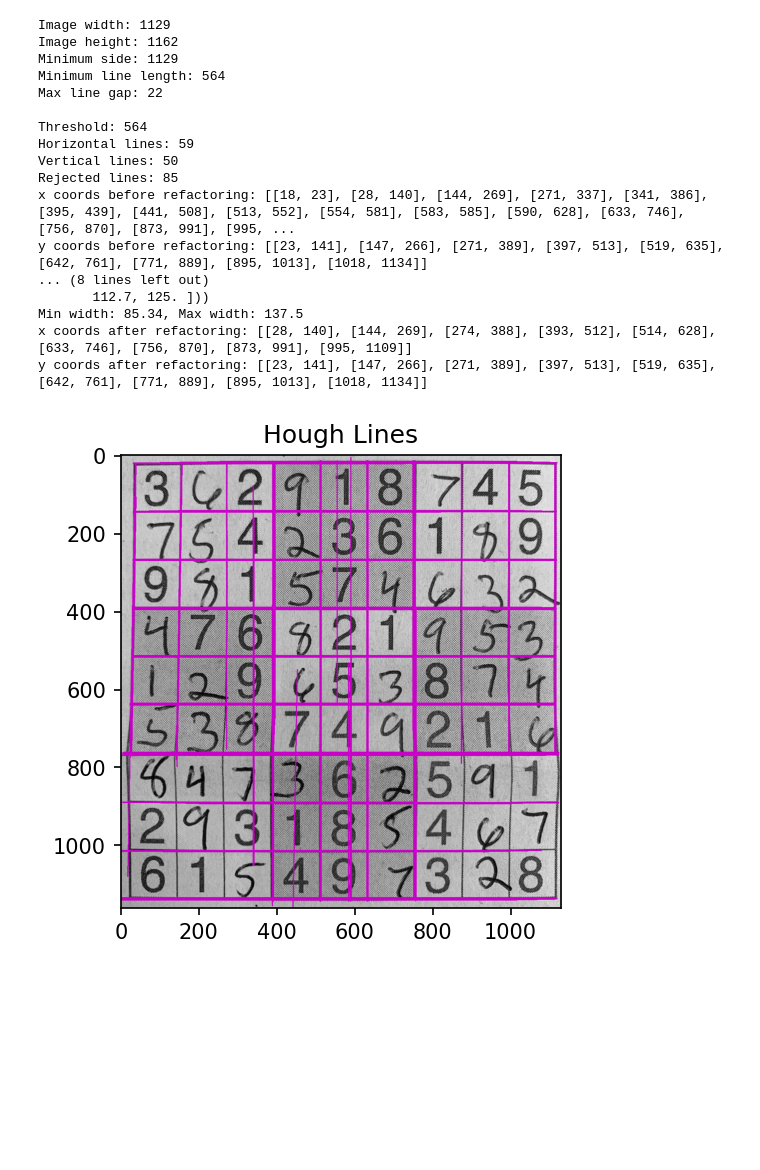
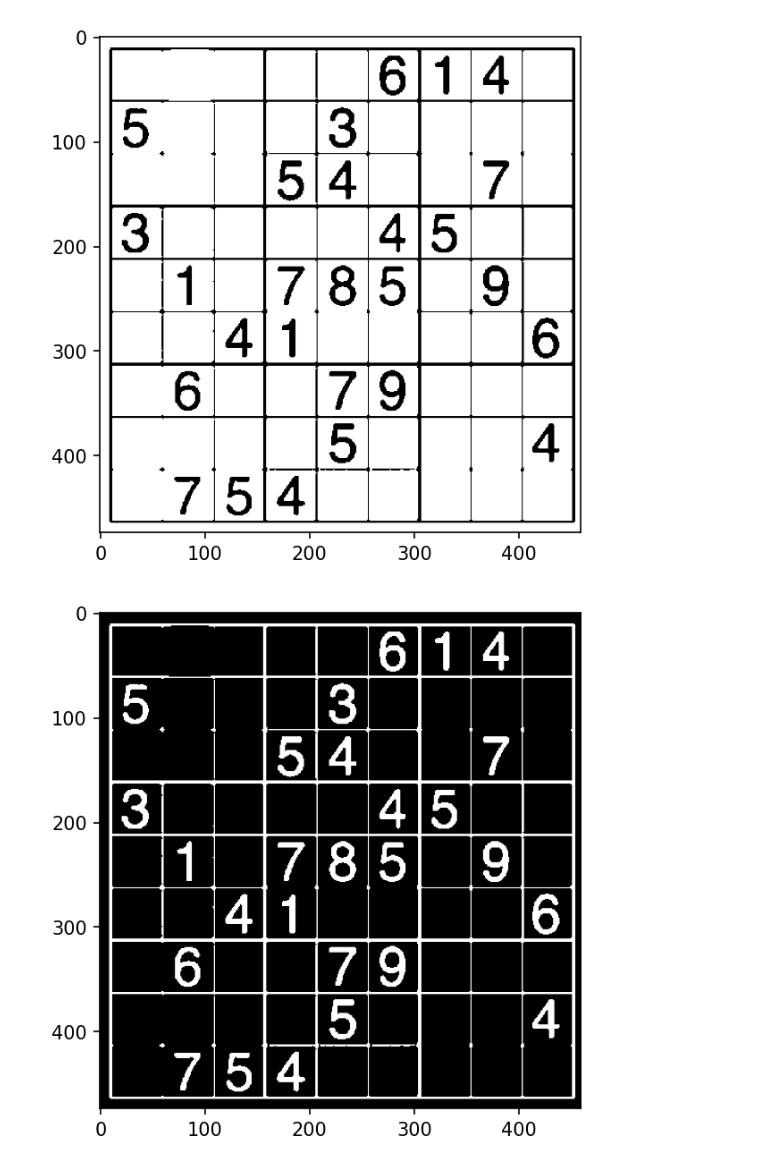
Before and after one commit to kineticsquid/Google-Sudoku-Bot, a Jupyter notebook: test_image_ocr.ipynb, the cells around one changed output. Cells and saved outputs as stored; diff of their text form; code cells hidden in the pictures; blank space fills up the shorter version.

```diff
--- a/test_image_ocr.ipynb
+++ b/test_image_ocr.ipynb
@@ -70,23 +59,10 @@ End Time: 8.36
-# %%
-x_coords, y_coords, lines = image_utils.get_cell_boundaries(matrix_image)
-image_with_lines = image_utils.generate_image_with_lines(matrix_image, lines[0]+lines[1], purple)
-image_utils.show_image(image_with_lines, title='Hough Lines')
-# %% [output]
-Image width: 1129
-Image height: 1162
-Minimum side: 1129
-Minimum line length: 564
-Max line gap: 22
-
-Threshold: 564
-Horizontal lines: 59
-Vertical lines: 50
-Rejected lines: 85
-x coords before refactoring: [[18, 23], [28, 140], [144, 269], [271, 337], [341, 386], [395, 439], [441, 508], [513, 552], [554, 581], [583, 585], [590, 628], [633, 746], [756, 870], [873, 991], [995, ...
-y coords before refactoring: [[23, 141], [147, 266], [271, 389], [397, 513], [519, 635], [642, 761], [771, 889], [895, 1013], [1018, 1134]]
-... (8 lines left out)
-       112.7, 125. ]))
-Min width: 85.34, Max width: 137.5
-x coords after refactoring: [[28, 140], [144, 269], [274, 388], [393, 512], [514, 628], [633, 746], [756, 870], [873, 991], [995, 1109]]
-y coords after refactoring: [[23, 141], [147, 266], [271, 389], [397, 513], [519, 635], [642, 761], [771, 889], [895, 1013], [1018, 1134]]
-[figure, removed]
+# %%
+bw_threshold = 150
+(thresh, monochrome_image) = cv2.threshold(matrix_image, bw_threshold, 1, cv2.THRESH_BINARY)
+(thresh, inv_monochrome_image) = cv2.threshold(matrix_image, bw_threshold, 1, cv2.THRESH_BINARY_INV)
+
+image_utils.show_image(monochrome_image)
+image_utils.show_image(inv_monochrome_image)
+# %% [output]
+[figure, added]
+[figure, added]
```
Also changed, not shown: parts of 5 cells of this notebook, 15 other files.
